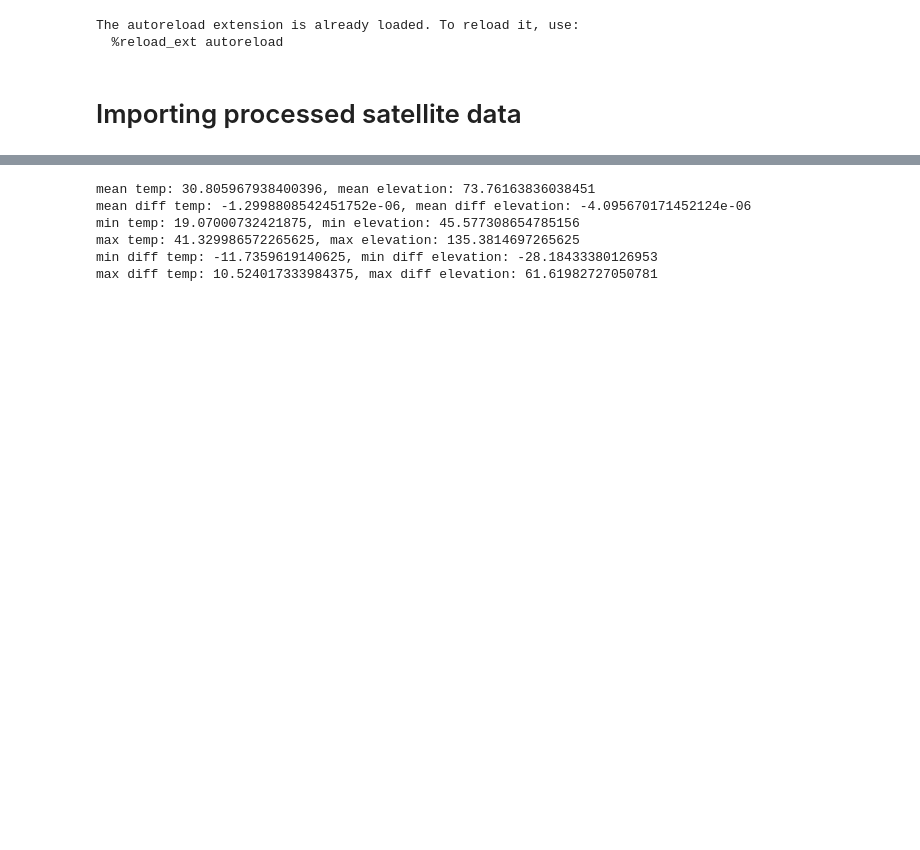
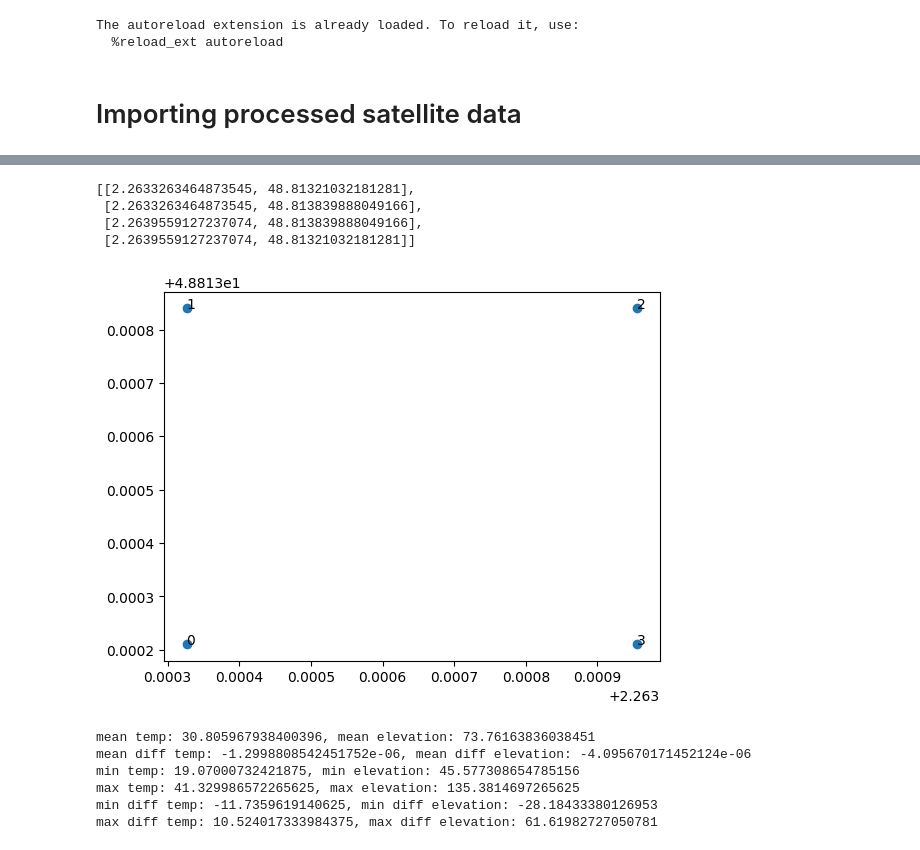
Before and after one commit to b-fa-ce/future_proofing_cities, a Jupyter notebook: notebooks/data_aggregation/sample_satellite_data.ipynb, the cells around one changed output, grey strips where cells are left out. Saved outputs shown, nothing was run; the diff lists cells and outputs as text; code cells hidden in the pictures; blank space fills up the shorter version.

```diff
--- a/notebooks/data_aggregation/sample_satellite_data.ipynb
+++ b/notebooks/data_aggregation/sample_satellite_data.ipynb
@@ -58,3 +42,23 @@ df_Paris_import
+# %%
+from ast import literal_eval
+
+first_pixel = df_Paris_import.bb.apply(literal_eval)[0]
+# %%
+first_pixel
+# %% [output]
+[[2.2633263464873545, 48.81321032181281],
+ [2.2633263464873545, 48.813839888049166],
+ [2.2639559127237074, 48.813839888049166],
+ [2.2639559127237074, 48.81321032181281]]
+# %%
+fig, ax = plt.subplots()
+
+ax.scatter(np.array(first_pixel)[:,0], np.array(first_pixel)[:,1])
+
+for i in range(4):
+    ax.annotate(i, first_pixel[i])
+# %% [output]
+[figure, added]
 # %%
 # basic info
 
```
Also changed, not shown: parts of 6 cells of this notebook, 9 other files.
